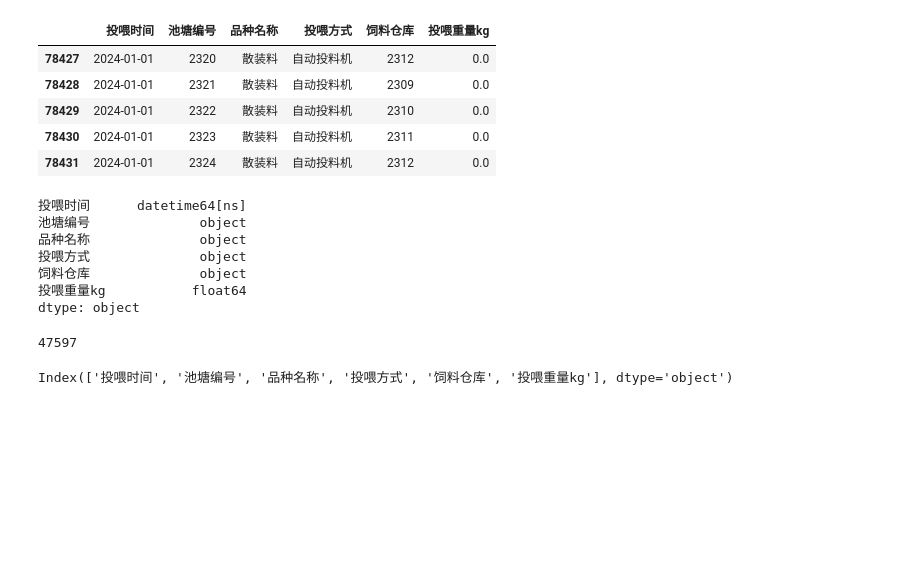
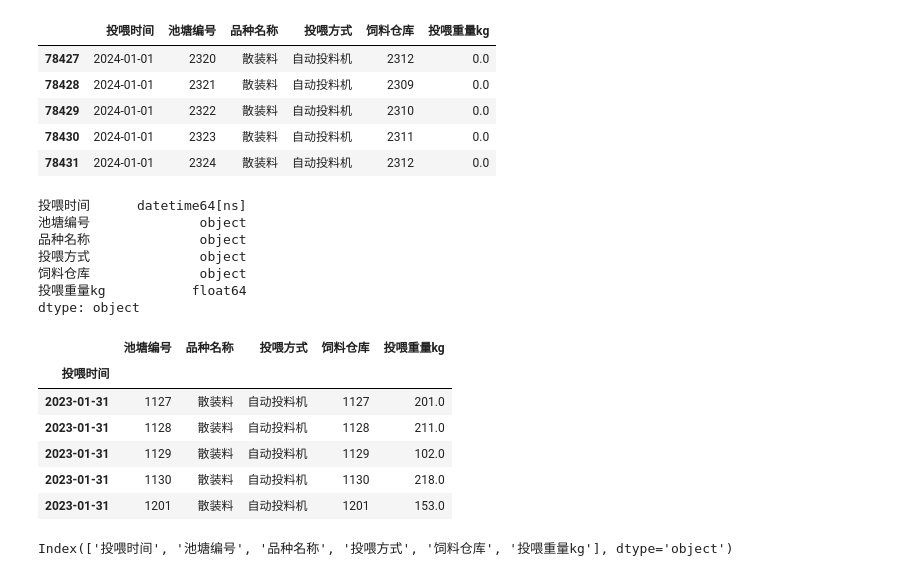
Before and after one commit to davidsxf/Python-for-Data-Analysis, a Jupyter notebook: fishFeedStock.ipynb, the cells around one changed output. Cells and saved outputs as stored; diff of their text form; code cells hidden in the pictures; blank space fills up the shorter version.

```diff
--- a/fishFeedStock.ipynb
+++ b/fishFeedStock.ipynb
@@ -64,8 +64,14 @@ df.dtypes
 饲料仓库              object
 投喂重量kg           float64
 dtype: object
-# %%
-# 查看零值
-(df['投喂重量kg'] != 0).sum()
-# %% [output]
-47597
+# %%
+df.set_index('投喂时间',inplace=True)
+df.head()
+# %% [output]
+|  | 池塘编号 | 品种名称 | 投喂方式 | 饲料仓库 | 投喂重量kg |
+| 投喂时间 |  |  |  |  |  |
+| 2023-01-31 | 1127 | 散装料 | 自动投料机 | 1127 | 201.0 |
+| 2023-01-31 | 1128 | 散装料 | 自动投料机 | 1128 | 211.0 |
+| 2023-01-31 | 1129 | 散装料 | 自动投料机 | 1129 | 102.0 |
+| 2023-01-31 | 1130 | 散装料 | 自动投料机 | 1130 | 218.0 |
+| 2023-01-31 | 1201 | 散装料 | 自动投料机 | 1201 | 153.0 |
```
Also changed, not shown: parts of 1 cell of this notebook, 1 other file.
